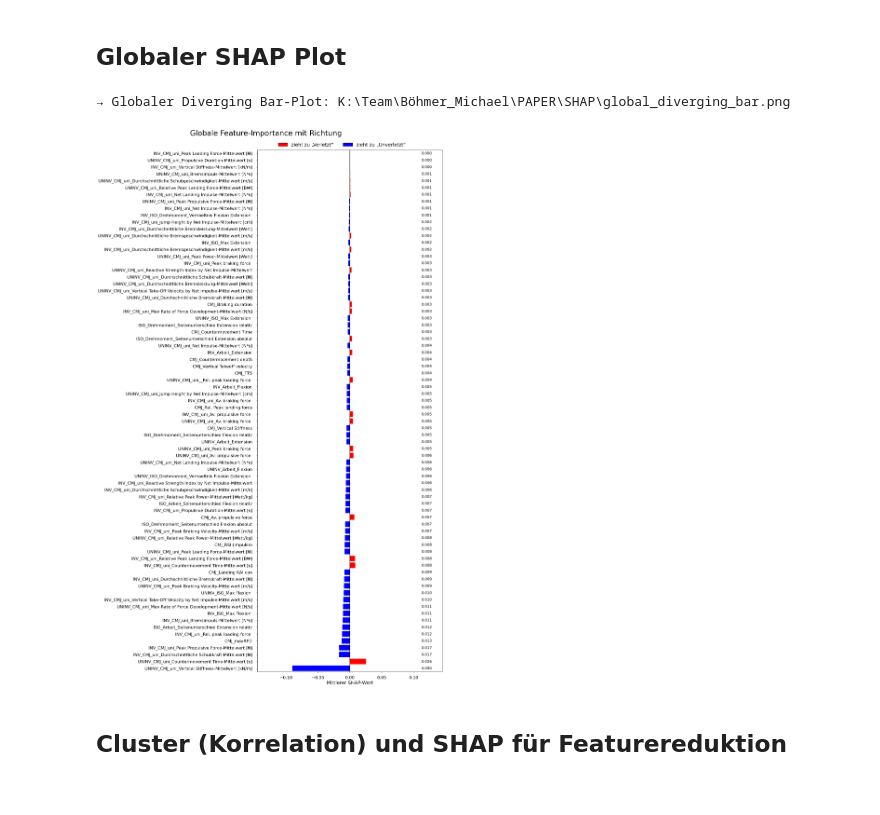
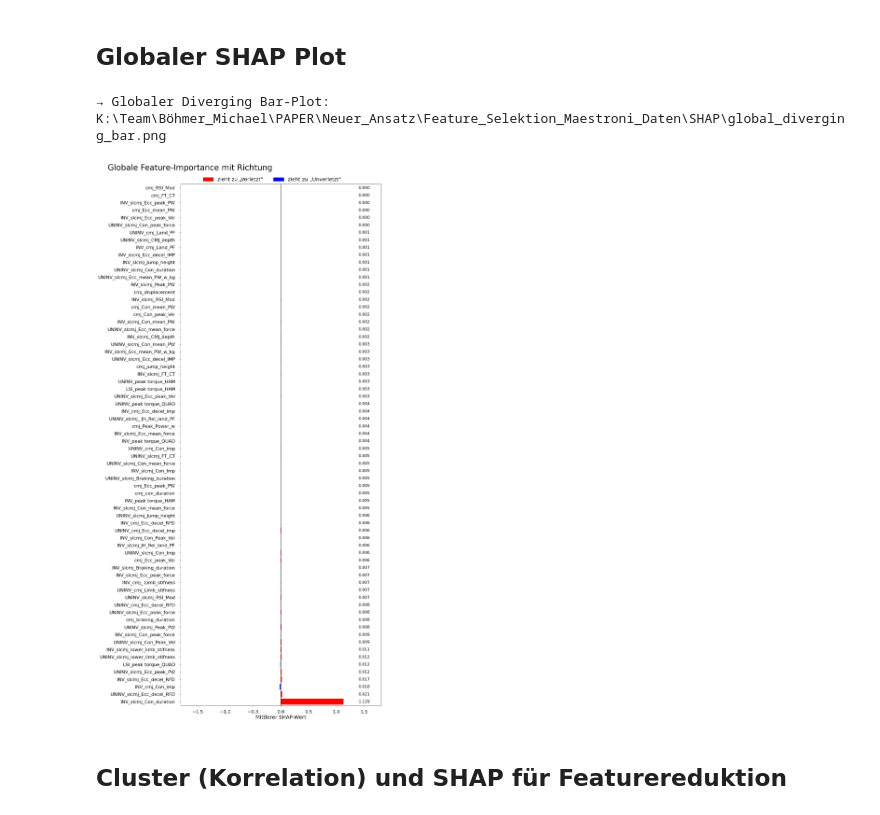
Before and after one commit to michi1308/neuronales_netz_motum, a Jupyter notebook: code/feature_selektion_log_reg_maestroni.ipynb, the cells around one changed output. Saved outputs shown, nothing was run; the diff lists cells and outputs as text; code cells hidden in the pictures.

Commit message:
finaler_datensatz_paper_maestroni_reduziert_matched

```diff
--- a/code/feature_selektion_log_reg_maestroni.ipynb
+++ b/code/feature_selektion_log_reg_maestroni.ipynb
@@ -9,7 +250,7 @@ from IPython.display import HTML, display
 
 # ─── 1) Pfad zur Datei ────────────────────────────────────────────────────────────
 # Passe den Pfad an, falls nötig:
-data_path = r"K:\Team\Böhmer_Michael\PAPER\Neuer_Ansatz\Alle_Features_Tabellen\Basistabelle_ML_vkb_male.xlsx"
+data_path = r"K:\Team\Böhmer_Michael\PAPER\Neuer_Ansatz\Feature_Selektion_Maestroni_Daten\Basistabelle_ML_Maestroni_final.xlsx"
 
 # ─── 2) Daten einlesen ────────────────────────────────────────────────────────────
 df = pd.read_excel(data_path)
@@ -230,7 +471,7 @@ def collect_shap_data_lr(
     )
 
 features, shap_stack, X_stack, exp_val, last_model, last_test_len, signed_mean_shaps, abs_mean_shaps = collect_shap_data_lr(
-    data_path            = r"K:\Team\Böhmer_Michael\PAPER\Neuer_Ansatz\Alle_Features_Tabellen\Basistabelle_ML_fs.xlsx",
+    data_path            = r"K:\Team\Böhmer_Michael\PAPER\Neuer_Ansatz\Feature_Selektion_Maestroni_Daten\Basistabelle_ML_Maestroni_final.xlsx",
     target_column        = "Verletzungsstatus",
     cv_splits            = 5,
     cv_repeats           = 20,
@@ -275,0 +519,32 @@ UNINV_CMJ_uni_Vertical Take-Off Velocity by Net Impulse-Mittelwert [m/s]       -
+# %%
+from scipy.special import expit
+import numpy as np
+
+# Indexbereich des letzten Folds im gestackten Array
+start = len(X_stack) - last_test_len
+end   = len(X_stack)
+
+rng = np.random.default_rng(42)
+idx_local = rng.choice(np.arange(start, end), size=min(5, last_test_len), replace=False)
+
+p_from_shap   = []
+p_from_model  = []
+
+for i in idx_local:
+    logit_i = exp_val + shap_stack[i].sum()        # log-odds rekonstruiert
+    p_from_shap.append(expit(logit_i))             # -> Wahrscheinlichkeit
+    p_from_model.append(last_model.predict_proba(X_stack[i].reshape(1, -1))[0, 1])
+
+p_from_shap  = np.array(p_from_shap)
+p_from_model = np.array(p_from_model)
+diff = p_from_shap - p_from_model
+print("\n=== SHAP Selbsttest (letzter Fold, Zufalls-Samples) ===")
+print("Abweichung = P(rekonstruiert aus SHAP) – P(Modell)\n")
+print(f"Maximale Abweichung : {np.max(np.abs(diff)):.3e}")
+print(f"Mittlere Abweichung : {np.mean(np.abs(diff)):.3e}")
+print(f"Median Abweichung   : {np.median(np.abs(diff)):.3e}\n")
+
+for i in range(len(idx_local)):
+    print(f"P_SHAP={p_from_shap[i]:.6f} | "
+          f"P_Modell={p_from_model[i]:.6f} | "
+          f"Δ={diff[i]:+.2e}")
@@ -281,7 +569,7 @@ import numpy as np
 import matplotlib.pyplot as plt
 from matplotlib.patches import Patch
 
-shap_output_dir = r"K:\Team\Böhmer_Michael\PAPER\SHAP"
+shap_output_dir = r"K:\Team\Böhmer_Michael\PAPER\Neuer_Ansatz\Feature_Selektion_Maestroni_Daten\SHAP"
 
 def plot_global_diverging_bar(
     features,
@@ -345,35 +633,35 @@ def plot_global_diverging_bar(
     for i, val in enumerate(abs_sorted):
         ax.text(
             x_text,
             i,
             f"{val:.3f}",
             va='center',
             ha='left',
             fontsize=14
         )
 
     # 8) Plot unten bündig anschließen
     ax.set_ylim(-0.5, len(feat_sorted)-0.5)
     ax.margins(y=0)
 
     # 9) Layout: Platz oben für Suptitle + Legend, bündig unten
     plt.subplots_adjust(top=0.93, bottom=0.02, left=0.18, right=0.88)
 
     # 10) Speichern & Anzeigen
     out = os.path.join(output_dir, "global_diverging_bar.png")
     fig.savefig(out, dpi=dpi, bbox_inches='tight')
     print(f"→ Globaler Diverging Bar-Plot: {out}")
     plt.show()
 
 # Aufruf
 plot_global_diverging_bar(
     features=features,
     shap_stack=shap_stack,
     output_dir=shap_output_dir
 )
 # %% [output]
-→ Globaler Diverging Bar-Plot: K:\Team\Böhmer_Michael\PAPER\SHAP\global_diverging_bar.png
+→ Globaler Diverging Bar-Plot: K:\Team\Böhmer_Michael\PAPER\Neuer_Ansatz\Feature_Selektion_Maestroni_Daten\SHAP\global_diverging_bar.png
-[figure, old version]
+[figure, new version]
 # %% [markdown]
 ## Cluster (Korrelation) und SHAP für Featurereduktion
 # %%
```
Also changed, not shown: parts of 16 cells of this notebook, 3 other files.
